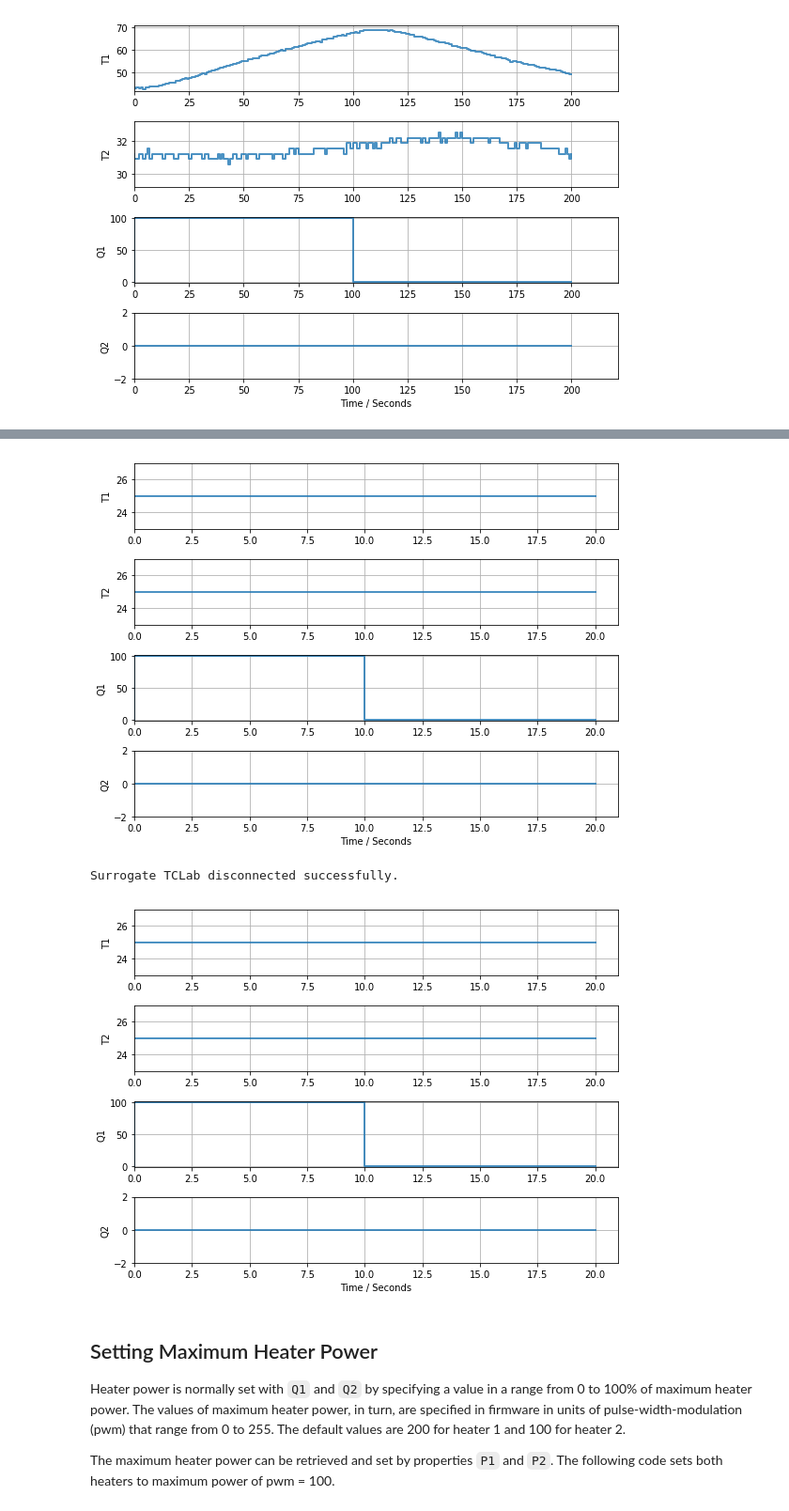
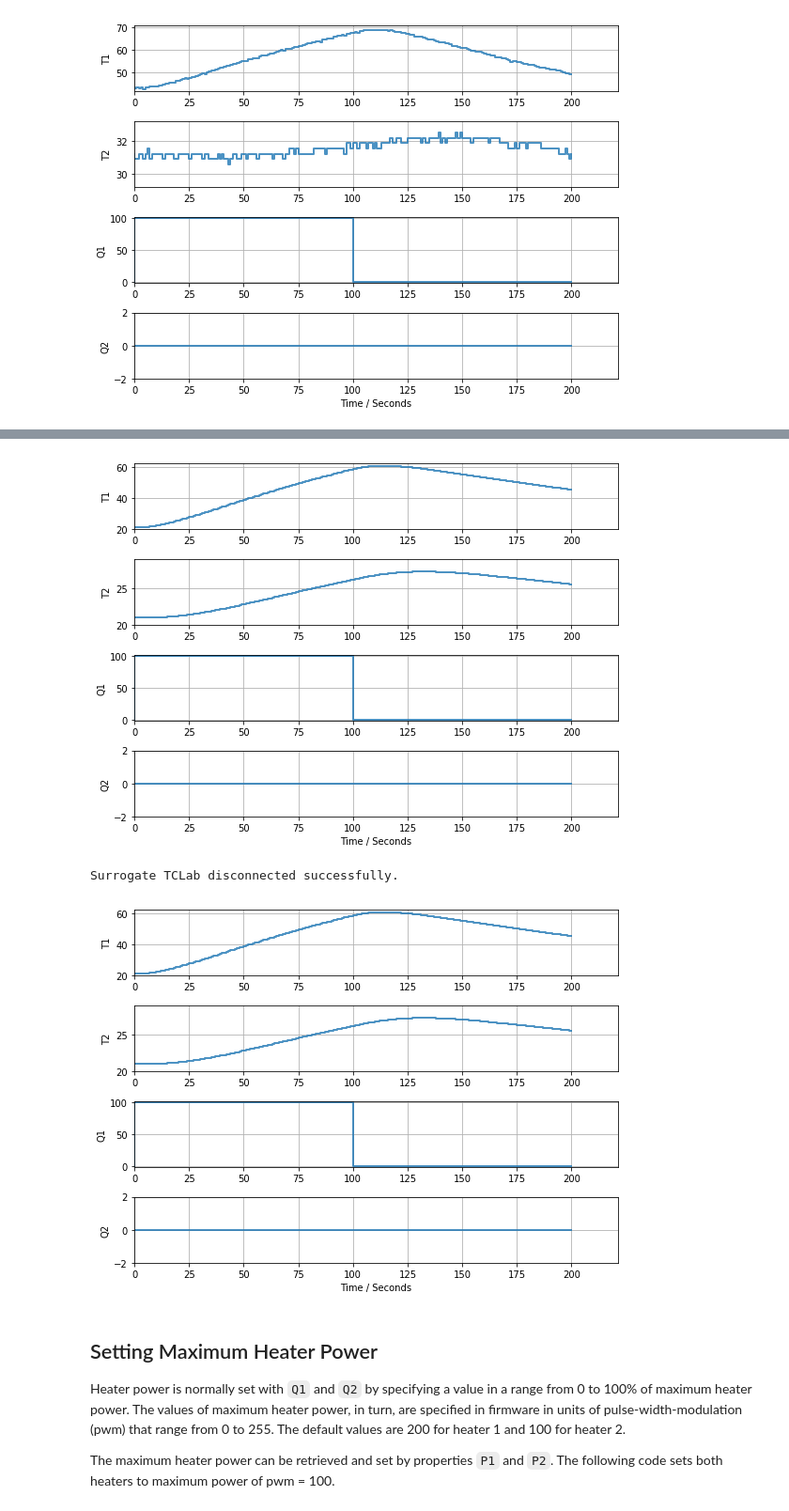
Before and after one commit to jckantor/TCLab, a Jupyter notebook: notebooks/0_TCLab_Overview.ipynb, the cells around one changed output, grey strips where cells are left out. Shown at 94% size. Drawn from its saved outputs; the diff is of its cells as text; code cells hidden in the pictures.

```diff
--- a/notebooks/0_TCLab_Overview.ipynb
+++ b/notebooks/0_TCLab_Overview.ipynb
@@ -392,18 +390,18 @@ Surrogate TCLab disconnected successfully.
 # %%
 %matplotlib inline
 from tclab import TCLabSurrogate as TCLab
 from tclab import clock, Historian, Plotter
 
 with TCLab() as a:
     h = Historian(a.sources)
     p = Plotter(h)
-    for t in clock(20):
-        a.Q1(100 if t < 10 else 0)
+    for t in clock(200):
+        a.Q1(100 if t < 100 else 0)
         p.update(t)
 # %% [output]
-[figure, old version]
+[figure, new version]
 Surrogate TCLab disconnected successfully.
-[figure, old version]
+[figure, new version]
 # %% [markdown]
 ## Setting Maximum Heater Power
 
```
Also changed, not shown: parts of 2 cells of this notebook, 2 other files.
